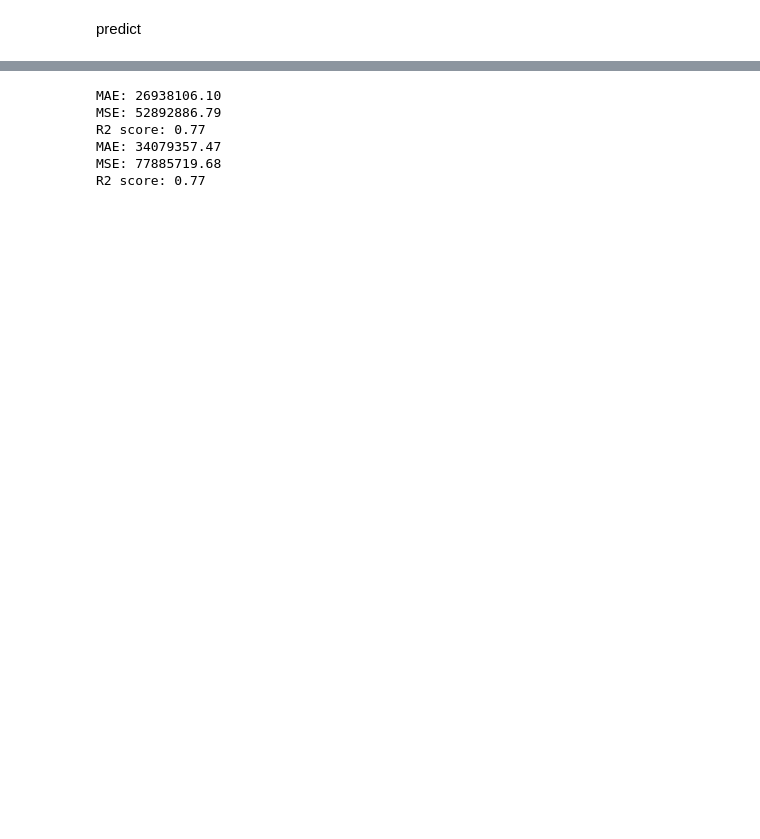
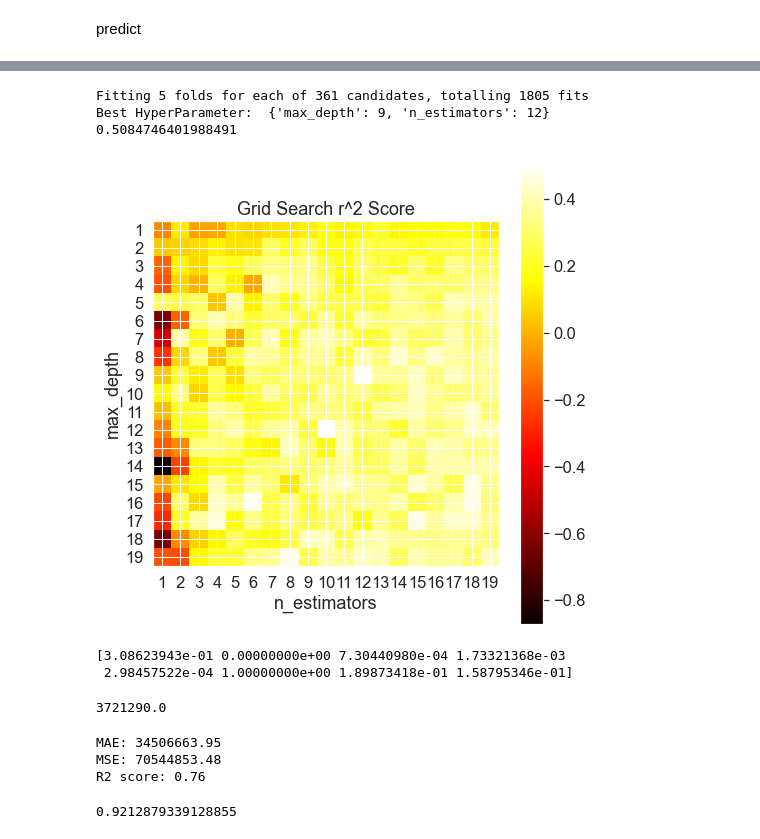
Before and after one commit to minh10022001/YoutubeData, a Jupyter notebook: analysis_predict.ipynb, the cells around one changed output, grey strips where cells are left out. Cells and saved outputs as stored; diff of their text form; code cells hidden in the pictures; blank space fills up the shorter version.

```diff
--- a/analysis_predict.ipynb
+++ b/analysis_predict.ipynb
@@ -338,17 +365,55 @@ R2 score: 0.70
+# %%
+from sklearn.ensemble import RandomForestRegressor
+from sklearn.model_selection import GridSearchCV
+nEstimator = np.arange(1,20,1)
+depth =  np.arange(1,20,1)
+
+RF = RandomForestRegressor()
+hyperParam = [{'n_estimators':nEstimator,'max_depth': depth}]
+gsv = GridSearchCV(RF,hyperParam,cv=5,verbose=1,scoring='r2')
+gsv.fit(X_train, y_train)
+print("Best HyperParameter: ",gsv.best_params_)
+print(gsv.best_score_)
+
+maxDepth=gsv.best_params_['max_depth']
+nEstimators=gsv.best_params_['n_estimators']
+# %% [output]
+Fitting 5 folds for each of 361 candidates, totalling 1805 fits
+Best HyperParameter:  {'max_depth': 9, 'n_estimators': 12}
+0.5084746401988491
+# %%
+scores = gsv.cv_results_['mean_test_score'].reshape(len(nEstimator),len(depth))
+plt.figure(figsize=(8, 8))
+plt.subplots_adjust(left=.2, right=0.95, bottom=0.15, top=0.95)
+plt.imshow(scores, interpolation='nearest', cmap=plt.cm.hot)
+plt.xlabel('n_estimators')
+plt.ylabel('max_depth')
+plt.colorbar()
+plt.xticks(np.arange(len(nEstimator)), nEstimator)
+plt.yticks(np.arange(len(depth)), depth)
+plt.title('Grid Search r^2 Score')
+plt.show()
+# %% [output]
+[figure, added]
+# %%
+print(X_train[100])
+y_train[100]
+# %% [output]
+[3.08623943e-01 0.00000000e+00 7.30440980e-04 1.73321368e-03
+ 2.98457522e-04 1.00000000e+00 1.89873418e-01 1.58795346e-01]
+3721290.0
 # %%
 from sklearn.ensemble import RandomForestRegressor
 
-rf = RandomForestRegressor(random_state=104)
+rf = RandomForestRegressor(random_state= 104)
 best_model1 = rf.fit(X_train, y_train)
 y_pred = rf.predict(X_test)
 eval_regression(rf, y_pred, X_train, y_train, X_test, y_test)
-
-y_pred_train = model.predict(X_train)
-eval_regression_train(model, y_pred_train, X_train, y_train, X_test, y_test)
 # %% [output]
-MAE: 26938106.10
-MSE: 52892886.79
-R2 score: 0.77
-MAE: 34079357.47
-MSE: 77885719.68
-R2 score: 0.77
+MAE: 34506663.95
+MSE: 70544853.48
+R2 score: 0.76
+# %%
+print(rf.score(X_train, y_train))
+# %% [output]
+0.9212879339128855
```
Also changed, not shown: parts of 29 cells of this notebook, 5 other files.
